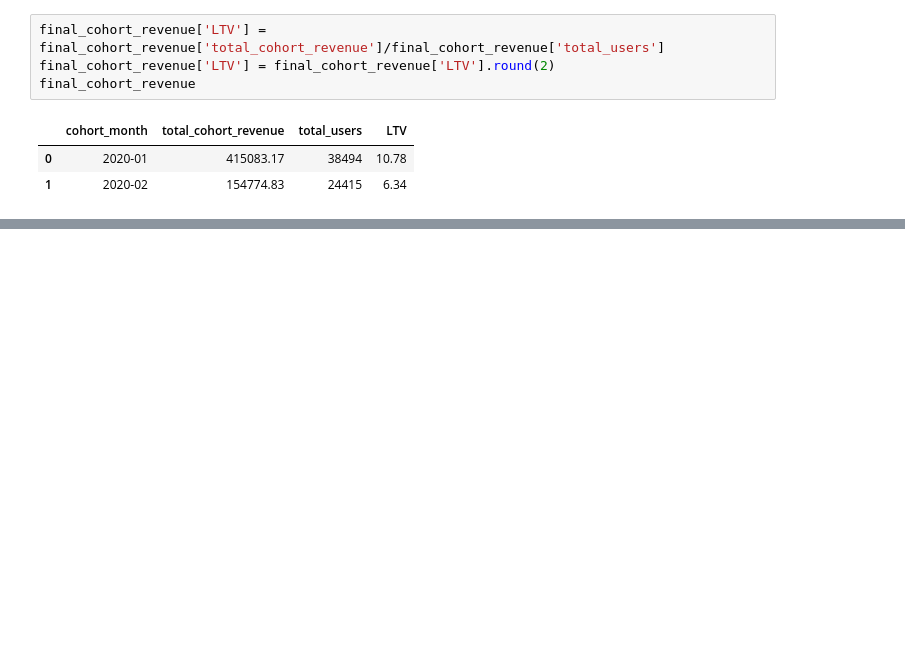
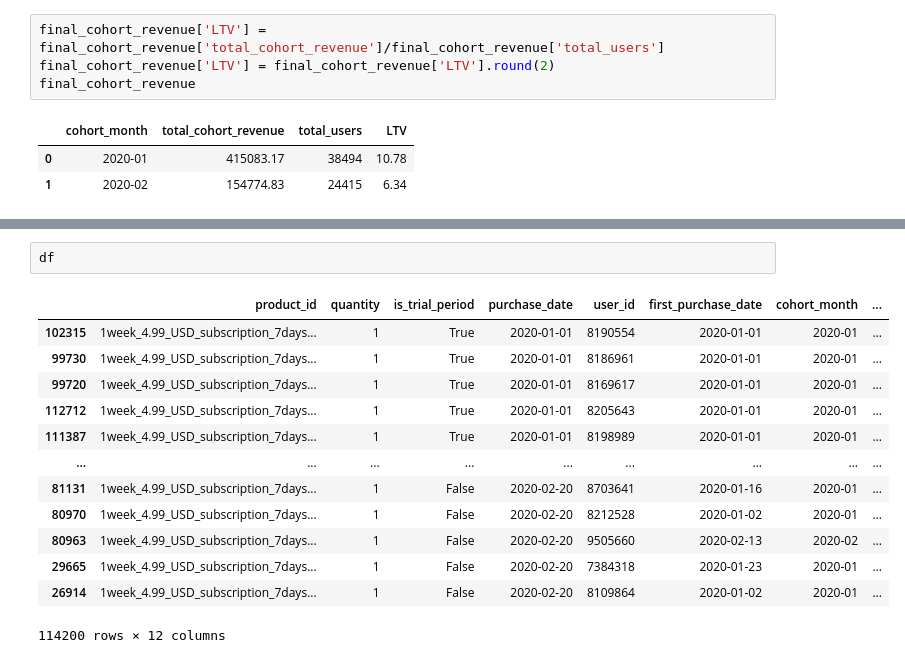
Before and after one commit to agoncharova/Cohort_analysis_and_LTV_prediction, a Jupyter notebook: Cohort_analysis_and_prediction.ipynb, the cells around one changed output, grey strips where cells are left out. Drawn from its saved outputs; the diff is of its cells as text; blank space fills up the shorter version.

```diff
--- a/Cohort_analysis_and_prediction.ipynb
+++ b/Cohort_analysis_and_prediction.ipynb
@@ -186,0 +200,16 @@ Prediction (to be continued)
+# %%
+df
+# %% [output]
+|  | product_id | quantity | is_trial_period | purchase_date | user_id | first_purchase_date | cohort_month | ... |
+| 102315 | 1week_4.99_USD_subscription_7days... | 1 | True | 2020-01-01 | 8190554 | 2020-01-01 | 2020-01 | ... |
+| 99730 | 1week_4.99_USD_subscription_7days... | 1 | True | 2020-01-01 | 8186961 | 2020-01-01 | 2020-01 | ... |
+| 99720 | 1week_4.99_USD_subscription_7days... | 1 | True | 2020-01-01 | 8169617 | 2020-01-01 | 2020-01 | ... |
+| 112712 | 1week_4.99_USD_subscription_7days... | 1 | True | 2020-01-01 | 8205643 | 2020-01-01 | 2020-01 | ... |
+| 111387 | 1week_4.99_USD_subscription_7days... | 1 | True | 2020-01-01 | 8198989 | 2020-01-01 | 2020-01 | ... |
+| ... | ... | ... | ... | ... | ... | ... | ... | ... |
+| 81131 | 1week_4.99_USD_subscription_7days... | 1 | False | 2020-02-20 | 8703641 | 2020-01-16 | 2020-01 | ... |
+| 80970 | 1week_4.99_USD_subscription_7days... | 1 | False | 2020-02-20 | 8212528 | 2020-01-02 | 2020-01 | ... |
+| 80963 | 1week_4.99_USD_subscription_7days... | 1 | False | 2020-02-20 | 9505660 | 2020-02-13 | 2020-02 | ... |
+| 29665 | 1week_4.99_USD_subscription_7days... | 1 | False | 2020-02-20 | 7384318 | 2020-01-23 | 2020-01 | ... |
+| 26914 | 1week_4.99_USD_subscription_7days... | 1 | False | 2020-02-20 | 8109864 | 2020-01-02 | 2020-01 | ... |
+114200 rows × 12 columns
```
Also changed, not shown: parts of 7 cells of this notebook.
